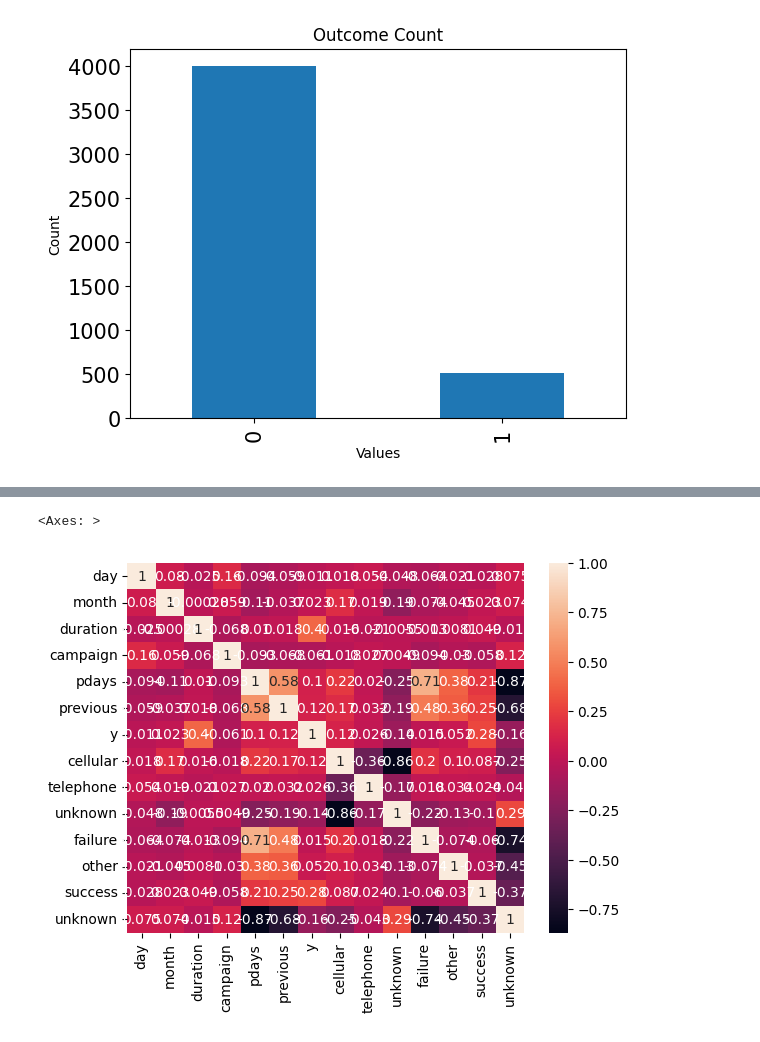
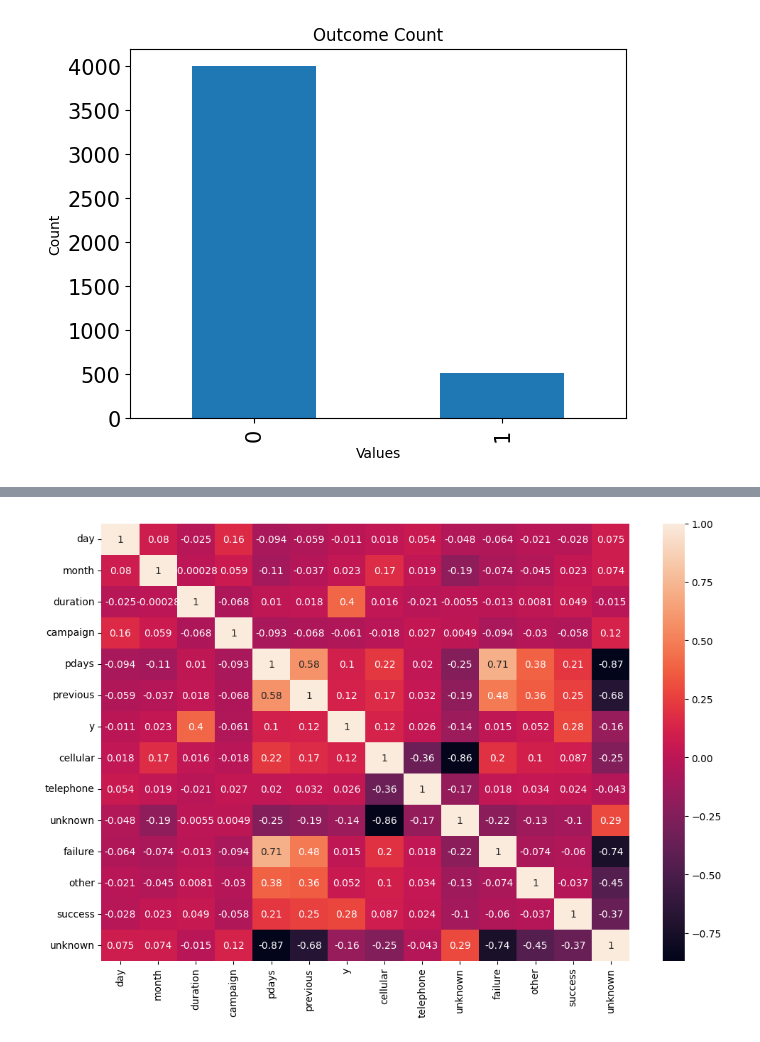
Before and after one commit to tsdandekar24/final_project, a Jupyter notebook: ml_and_visuals.ipynb, the cells around one changed output, grey strips where cells are left out. Cells and saved outputs as stored; diff of their text form; code cells hidden in the pictures.

```diff
--- a/ml_and_visuals.ipynb
+++ b/ml_and_visuals.ipynb
@@ -191,32 +176,33 @@ bank_df = pd.read_csv('bank.csv', delimiter=';')
 
 bank_df_relationship = bank_df[['contact','day','month','duration','campaign','pdays','previous','poutcome','y']]
 
 
 
 def bank_relationship_standardizing():
     bank_df_relationship = bank_df[['contact','day','month','duration','campaign','pdays','previous','poutcome','y']]
     contact = pd.get_dummies(bank_df_relationship['contact'])
     bank_df_relationship = pd.concat([bank_df_relationship, contact], axis=1)
     bank_df_relationship = bank_df_relationship.drop(['contact'], axis=1)
 
     bank_df_relationship['month'] = bank_df_relationship['month'].map({'jan':1, 'feb':2,
                                             'mar':3, 'apr':4,
                                             'may':5,'jun':6,
                                             'jul':7, 'aug':8,
                                             'sep':9,'oct':10,
                                             'nov':11,'dec':12})
 
     poutcome = pd.get_dummies(bank_df_relationship['poutcome'])
     bank_df_relationship = pd.concat([bank_df_relationship, poutcome], axis=1)
     bank_df_relationship = bank_df_relationship.drop(['poutcome'], axis=1)
 
     bank_df_relationship['y'] = bank_df_relationship['y'].map({'no':0, 'yes':1})
 
     return bank_df_relationship
 
 bank_df_relationship =  bank_relationship_standardizing()
 
+plt.figure(figsize=(12, 8))
 sns.heatmap(bank_df_relationship.corr(), annot = True)
+plt.show()
 # %% [output]
-<Axes: >
-[figure, old version]
+[figure, new version]
```
Also changed, not shown: parts of 2 cells of this notebook.
